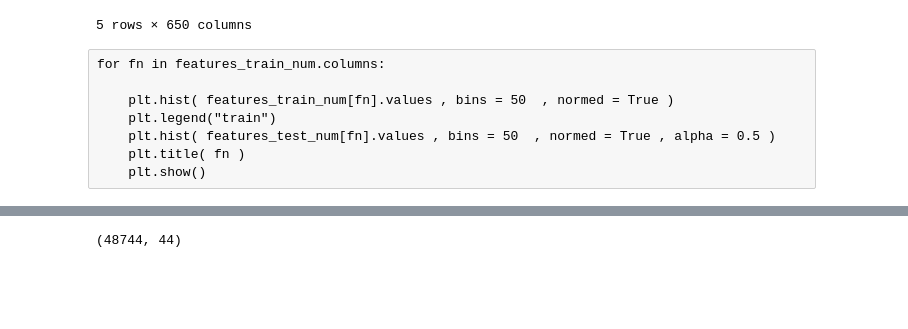
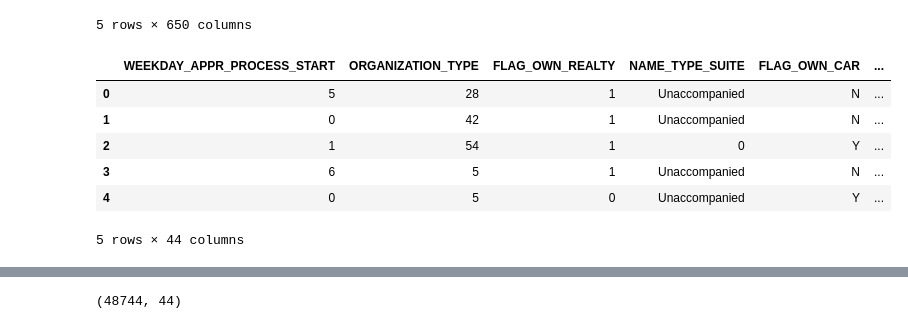
Before and after one commit to afhuertass/kaggle-homecredit, a Jupyter notebook: scripts/lgbm_negativesample.ipynb, the cells around one changed output, grey strips where cells are left out. Cells and saved outputs as stored; diff of their text form; code cells hidden in the pictures; blank space fills up the shorter version.

```diff
--- a/scripts/lgbm_negativesample.ipynb
+++ b/scripts/lgbm_negativesample.ipynb
@@ -82,14 +86,16 @@ features_train_num.head()
 | 3 | 0.000 | 0.008019 | -2437 | -9833.0 | 0.0000 | ... |
 | 4 | 0.000 | 0.028663 | -3458 | -4311.0 | 0.0000 | ... |
 5 rows × 650 columns
-# %% [raw]
-for fn in features_train_num.columns:
-
-    plt.hist( features_train_num[fn].values , bins = 50  , normed = True )
-    plt.legend("train")
-    plt.hist( features_test_num[fn].values , bins = 50  , normed = True , alpha = 0.5 )
-    plt.title( fn )
-    plt.show()
+# %%
+features_test_cat.head()
+# %% [output]
+|  | WEEKDAY_APPR_PROCESS_START | ORGANIZATION_TYPE | FLAG_OWN_REALTY | NAME_TYPE_SUITE | FLAG_OWN_CAR | ... |
+| 0 | 5 | 28 | 1 | Unaccompanied | N | ... |
+| 1 | 0 | 42 | 1 | Unaccompanied | N | ... |
+| 2 | 1 | 54 | 1 | 0 | Y | ... |
+| 3 | 6 | 5 | 1 | Unaccompanied | N | ... |
+| 4 | 0 | 5 | 0 | Unaccompanied | Y | ... |
+5 rows × 44 columns
 # %%
 for col in features_train_cat.columns:
 
```
Also changed, not shown: parts of 16 cells of this notebook, 1 other file.
